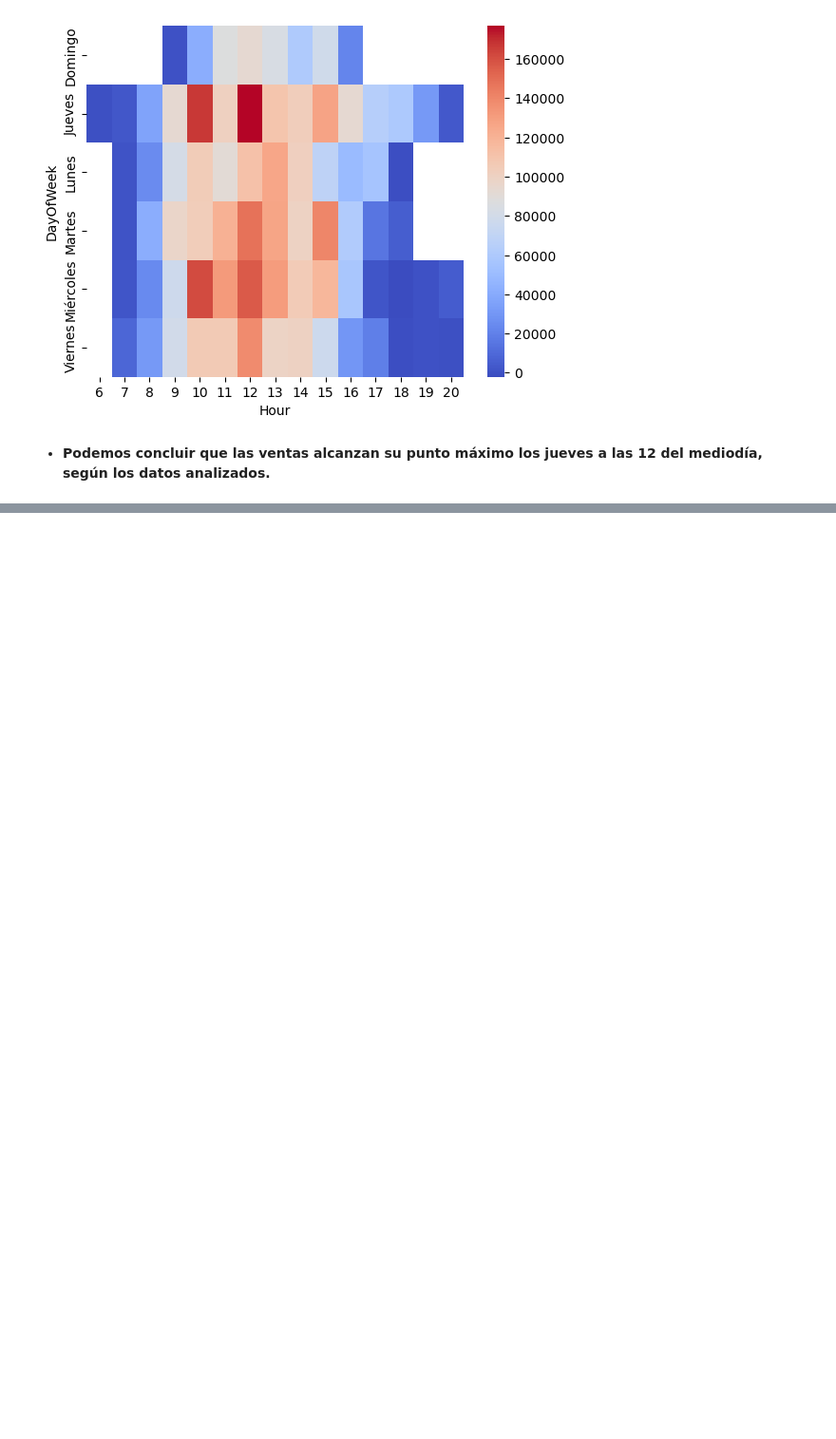
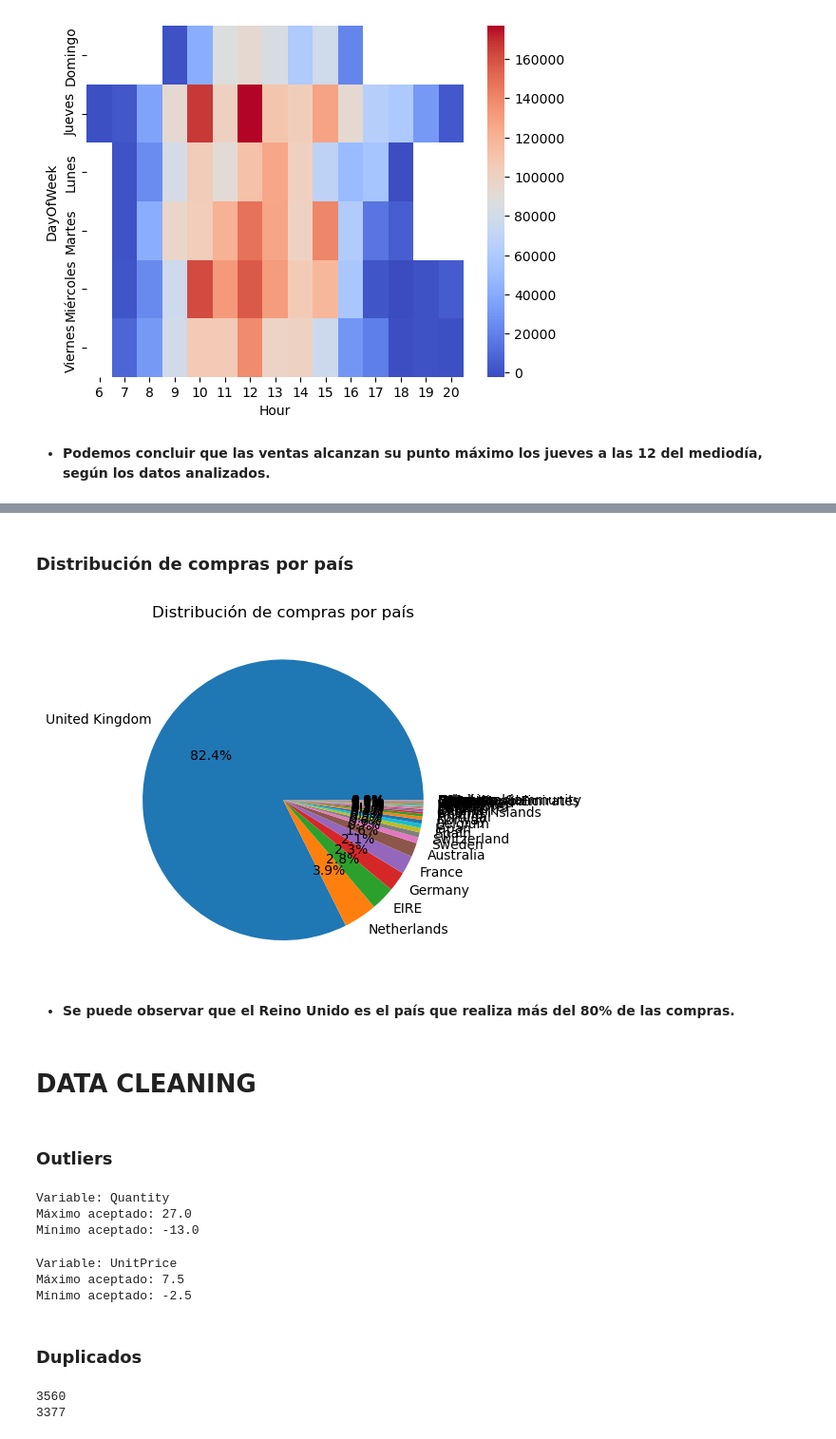
Before and after one commit to zandrev099/Final-Project, a Jupyter notebook: E-commerce2.ipynb, the cells around one changed output, grey strips where cells are left out. Shown at 95% size. Saved outputs shown, nothing was run; the diff lists cells and outputs as text; code cells hidden in the pictures; blank space fills up the shorter version.

```diff
--- a/E-commerce2.ipynb
+++ b/E-commerce2.ipynb
@@ -238,0 +251,23 @@ plt.show()
+# %% [markdown]
+### **Distribución de compras por país**
+# %%
+# Agrupar las ventas por país
+sales_by_country = df.groupby('Country')['Quantity'].sum().reset_index()
+
+# Ordenar las ventas de mayor a menor
+sales_by_country = sales_by_country.sort_values(by='Quantity', ascending=False)
+
+# Crear el gráfico de pastel
+plt.pie(sales_by_country['Quantity'], labels=sales_by_country['Country'], autopct='%.1f%%')
+
+# Añadir título al gráfico
+plt.title('Distribución de compras por país')
+
+# Mostrar el gráfico
+plt.show()
+# %% [output]
+[figure, added]
+# %% [markdown]
+- **Se puede observar que el Reino Unido es el país que realiza más del 80% de las compras.**
+# %% [markdown]
+# DATA CLEANING
@@ -238,0 +280,2 @@ plt.show()
+# %% [markdown]
+### **Outliers**
@@ -238,0 +297,23 @@ plt.show()
+# %%
+# Quitando outliers de "Quantity"
+df_copy = outliers('Quantity')
+# %% [output]
+Variable: Quantity
+Máximo aceptado: 27.0
+Mínimo aceptado: -13.0
+# %%
+# Quitando outliers de "UnitPrice"
+df_copy = outliers('UnitPrice')
+# %% [output]
+Variable: UnitPrice
+Máximo aceptado: 7.5
+Mínimo aceptado: -2.5
+# %% [markdown]
+### **Duplicados**
+# %%
+# Remover Duplicados
+print(df_copy['Description'].nunique())
+print(df_copy['StockCode'].nunique())
+# %% [output]
+3560
+3377
```
Also changed, not shown: parts of 21 cells of this notebook.
